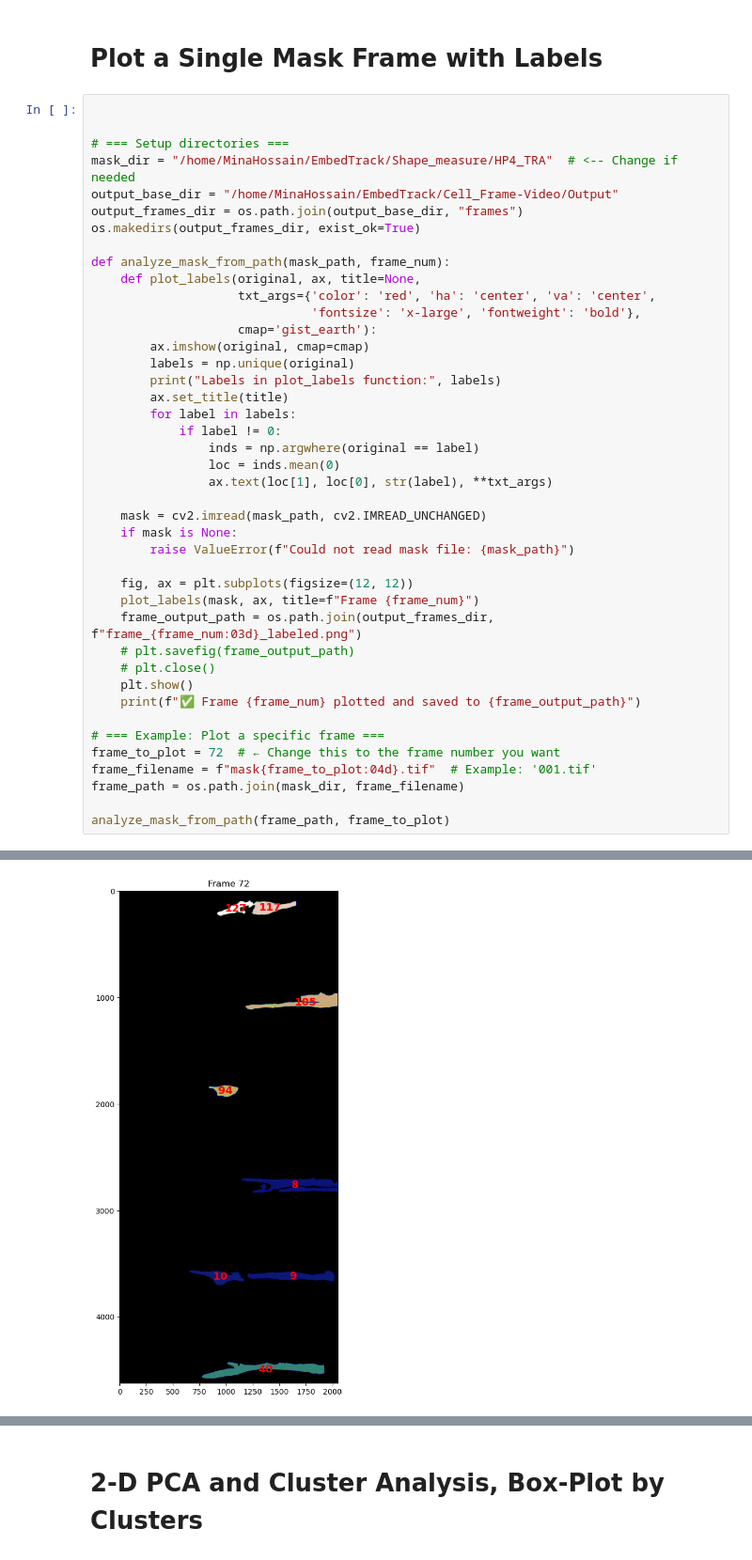
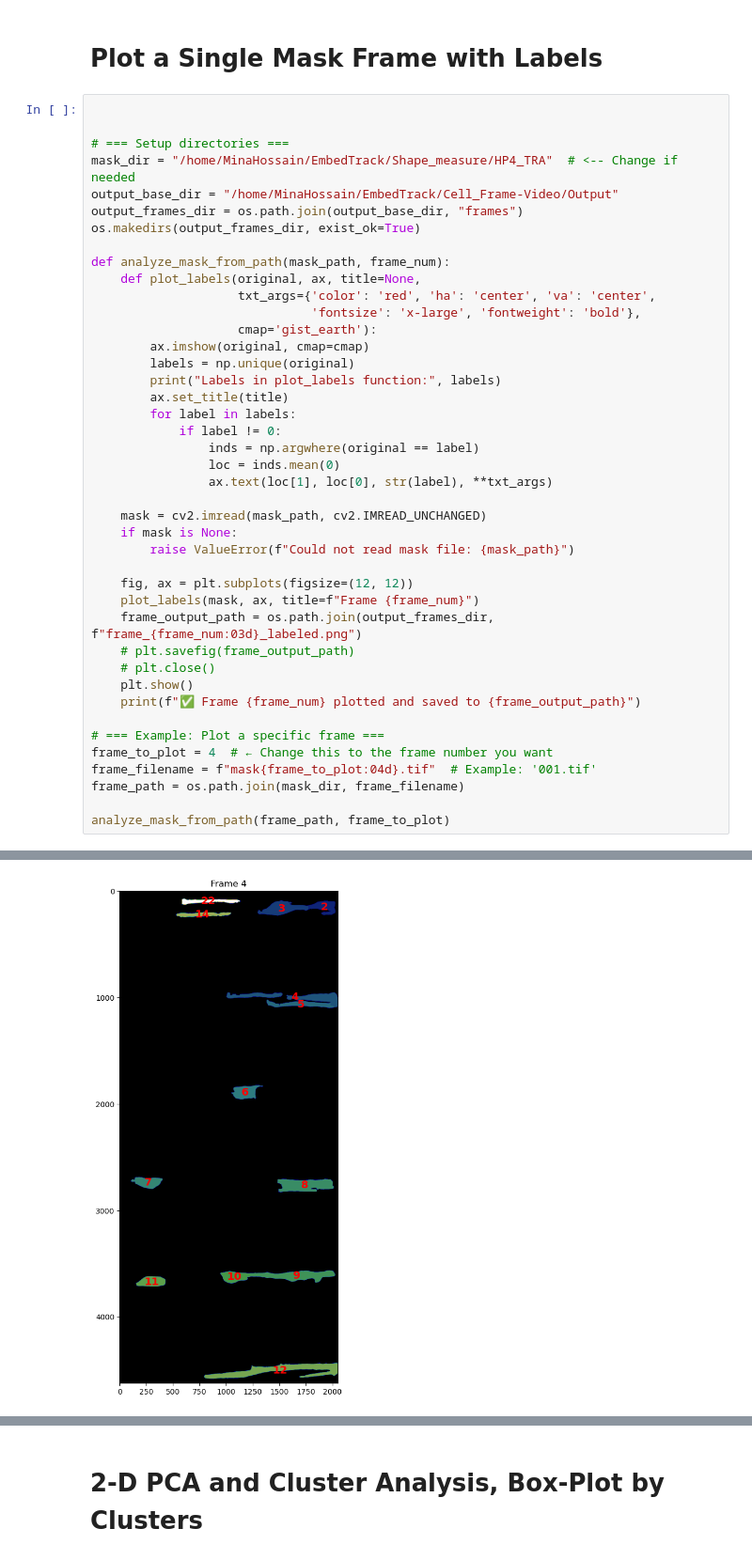
Before and after one commit to mina-mahbub/EmbedTrack_Mina, a Jupyter notebook: Cell_Frame-Video/Track_video.ipynb, the cells around one changed output, grey strips where cells are left out. Shown at 94% size. Drawn from its saved outputs; the diff is of its cells as text.

```diff
--- a/Cell_Frame-Video/Track_video.ipynb
+++ b/Cell_Frame-Video/Track_video.ipynb
@@ -1306,7 +1307,7 @@ def analyze_mask_from_path(mask_path, frame_num):
     print(f"✅ Frame {frame_num} plotted and saved to {frame_output_path}")
 
 # === Example: Plot a specific frame ===
-frame_to_plot = 72  # ← Change this to the frame number you want
+frame_to_plot = 4  # ← Change this to the frame number you want
 frame_filename = f"mask{frame_to_plot:04d}.tif"  # Example: '001.tif'
 frame_path = os.path.join(mask_dir, frame_filename)
 
@@ -1316 +1317 @@ Labels in plot_labels function: [  0   8   9  10  40  94 105 117 127]
-[figure, old version]
+[figure, new version]
```
Also changed, not shown: parts of 7 cells of this notebook, 3 other files.
